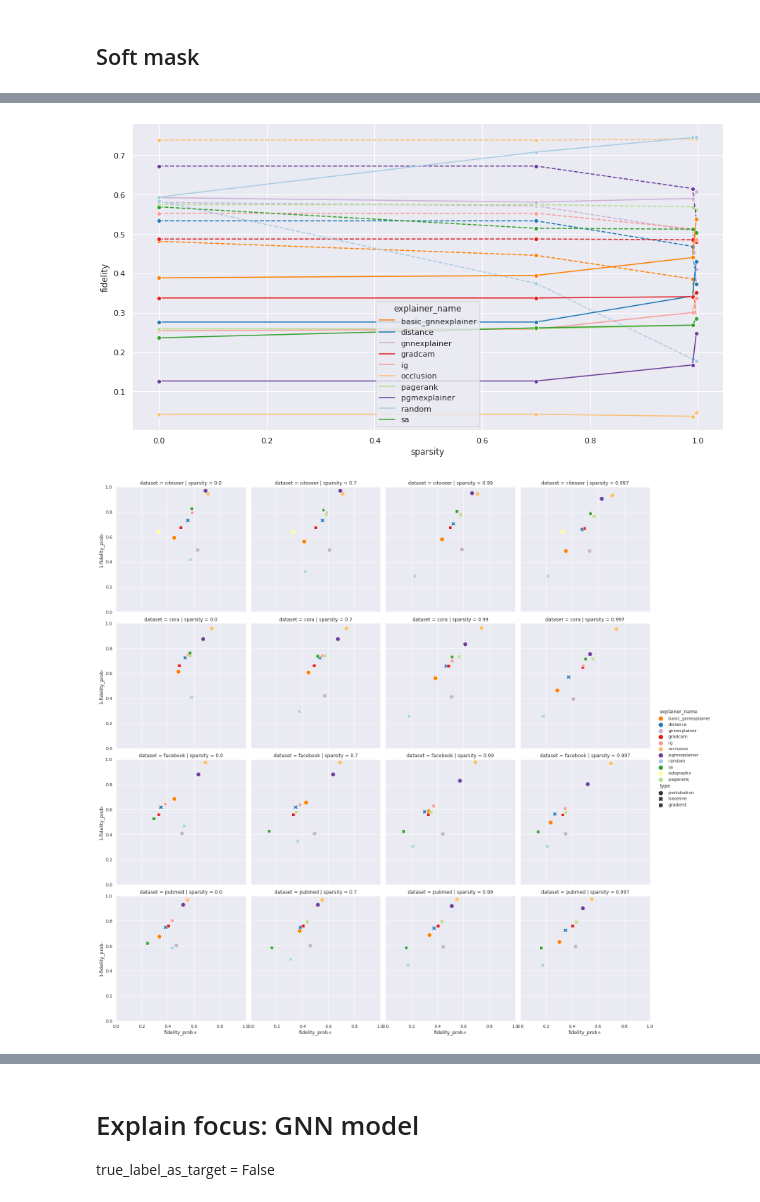
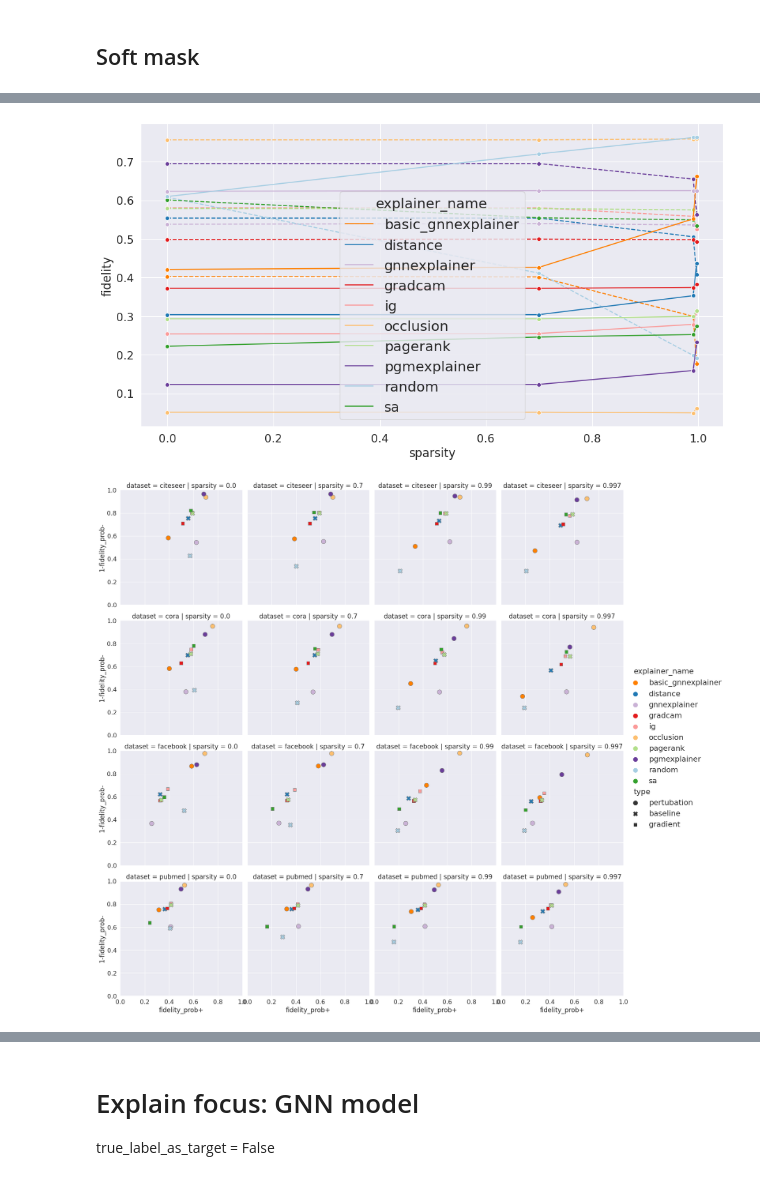
Before and after one commit to GraphFramEx/graphframex, a Jupyter notebook: notebooks/Results_Analysis_NC_Realworld.ipynb, the cells around one changed output, grey strips where cells are left out. Drawn from its saved outputs; the diff is of its cells as text; code cells hidden in the pictures.

```diff
--- a/notebooks/Results_Analysis_NC_Realworld.ipynb
+++ b/notebooks/Results_Analysis_NC_Realworld.ipynb
@@ -22,13 +22,17 @@ pal = sns.color_palette("Paired", 11)
 dict_color = {"random":pal[0], "distance":pal[1], "pagerank":pal[2], "sa": pal[3], "ig": pal[4], "gradcam": pal[5], "occlusion":pal[6],
               "basic_gnnexplainer": pal[7], "gnnexplainer": pal[8],
               "pgmexplainer":pal[9], "subgraphx": pal[10]}
+# %%
+sns.set_context("notebook", rc={"legend.fontsize":20, "legend.title_fontsize":20,
+                                "axes.titlesize":19,"axes.labelsize":17,
+                               "xtick.labelsize" : 16, "ytick.labelsize" : 16})
 # %%
 dir = '/cluster/home/kamara/Explain/csv/node_classification/real'
 
 jsonpath = f'/cluster/home/kamara/Explain/configs/config_real.json'
 ranges = get_param_ranges(jsonpath)
 
-df_sparsity = pd.read_csv(os.path.join(dir, f'nc_real_sparsity_all.csv'), index_col = 0)
+df_sparsity = pd.read_csv(os.path.join(dir, f'nc_real_sparsity_all_avg10expe.csv'), index_col = 0)
 res = df_sparsity.groupby(by=['dataset', 'sparsity', 'explainer_name', 'true_label_as_target', 'hard_mask']).mean()
 res = res.reset_index()
 # %%
@@ -244,13 +247,14 @@ plt.show()
 # %%
 #### Fidelity Prob VS datasets & sparsity ####
 g = sns.relplot(
-        data=df_hard,
-        x="fidelity_prob+", y="1-fidelity_prob-", col="sparsity", row="dataset",
-        hue="explainer_name", palette=dict_color, s=120, style="type", alpha = 1
-    )
+    data=df_hard,
+    x="fidelity_prob+", y="1-fidelity_prob-", col="sparsity", row="dataset",
+    hue="explainer_name", palette=dict_color, s=140, style="type", alpha =1, edgecolor="grey"
+)
 plt.xlim(0, 1)
 plt.ylim(0, 1.2)
+
 for lh in g._legend.legendHandles:
     lh.set_alpha(1)
-    lh._sizes = [100]
+    lh._sizes = [130]
 # %% [output]
@@ -258,15 +262,14 @@ for lh in g._legend.legendHandles:
 # %%
 #### Fidelity Acc VS datasets & sparsity ####
-sns.set()
 g = sns.relplot(
         data=df_hard,
         x="fidelity_acc+", y="1-fidelity_acc-", col="sparsity", row="dataset",
-        hue="explainer_name", palette=dict_color, s=120, style="type", alpha = 1
+        hue="explainer_name", palette=dict_color, s=140, style="type", alpha = 1, edgecolor="grey"
     )
 
 plt.xlim(0, 1)
 plt.ylim(0, 1.1)
 for lh in g._legend.legendHandles:
     lh.set_alpha(1)
-    lh._sizes = [100]
+    lh._sizes = [130]
 # %% [output]
@@ -340,21 +342,20 @@ g1 = sns.lineplot(
 plt.ylabel('fidelity')
 plt.show()
 # %% [output]
-[figure, old version]
+[figure, new version]
 # %%
 #### Fidelity Prob VS datasets & sparsity ####
-sns.set()
 g = sns.relplot(
         data=df_soft,
         x="fidelity_prob+", y="1-fidelity_prob-", col="sparsity", row="dataset",
-        hue="explainer_name", palette=dict_color, s=120, style="type", alpha = 1
+        hue="explainer_name", palette=dict_color, s=140, style="type", alpha = 1, edgecolor="grey"
     )
 plt.xlim(0, 1)
 plt.ylim(0, 1)
 for lh in g._legend.legendHandles:
     lh.set_alpha(1)
-    lh._sizes = [100]
+    lh._sizes = [130]
 # %% [output]
-[figure, old version]
+[figure, new version]
 # %%
 #### Fidelity Acc VS datasets & sparsity ####
```
Also changed, not shown: parts of 25 cells of this notebook, 14 other files.
